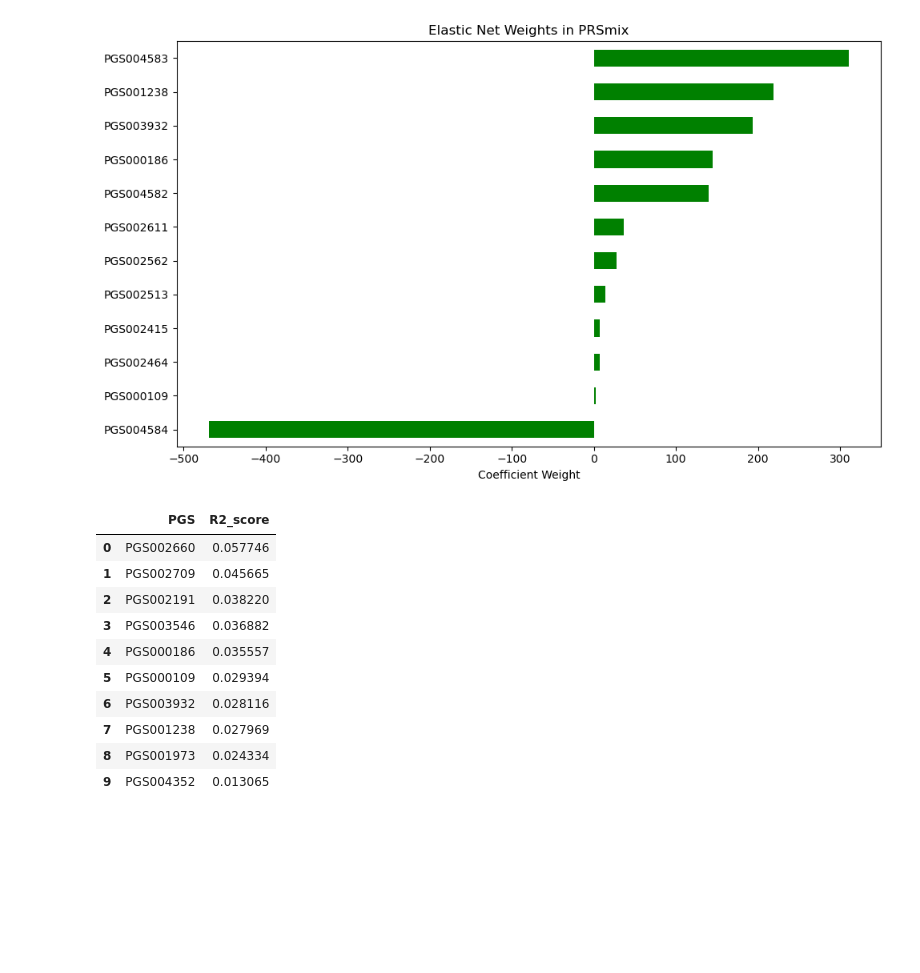
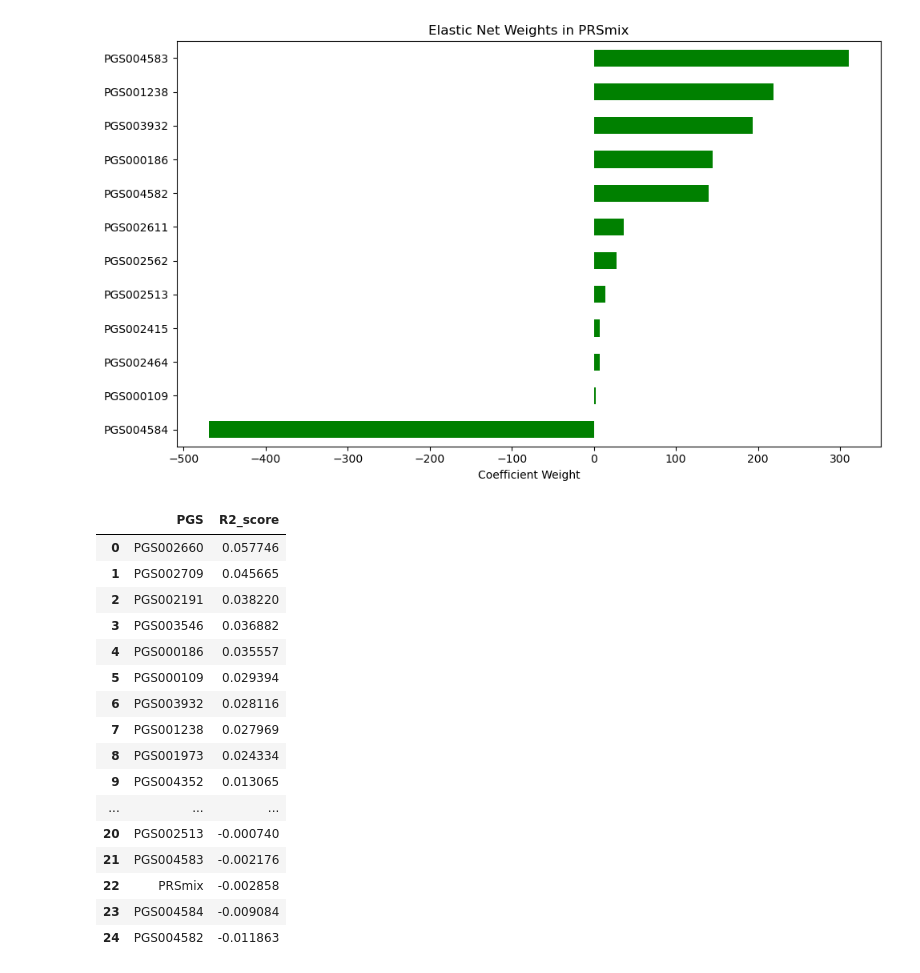
Before and after one commit to Cicada-Cyber/PRS_Avengers, a Jupyter notebook: Group5_Analysis_Notebook.ipynb, the cells around one changed output. Drawn from its saved outputs; the diff is of its cells as text; code cells hidden in the pictures; blank space fills up the shorter version.

```diff
--- a/Group5_Analysis_Notebook.ipynb
+++ b/Group5_Analysis_Notebook.ipynb
@@ -270,6 +318,9 @@ for col in pgs_cols:
     r2 = r2_score(y_test, pred)
     single_r2s[col] = r2
 
+# Add PRSmix
+single_r2s['PRSmix'] = prsmix_r2
+
 # Visualize R2 scores
 sorted_r2s = dict(sorted(single_r2s.items(), key=lambda x: x[1], reverse=True))
 # %%
@@ -335,26 +416,32 @@ plt.show()
 # %% [output]
 [figure]
 # %%
-# Final output: Summary Table
+# : Summary Table
 summary_df = pd.DataFrame({
     'PGS': list(single_r2s.keys()),
     'R2_score': list(single_r2s.values())
 })
 
-summary_df.loc[len(summary_df.index)] = ['PRSmix', prsmix_r2]
+#summary_df.loc[len(summary_df.index)] = ['PRSmix', prsmix_r2]
 summary_df = summary_df.sort_values(by='R2_score', ascending=False).reset_index(drop=True)
 summary_df.head(10)
 
-#summary_df
+summary_df
 # %% [output]
 |  | PGS | R2_score |
 | 0 | PGS002660 | 0.057746 |
 | 1 | PGS002709 | 0.045665 |
 | 2 | PGS002191 | 0.038220 |
 | 3 | PGS003546 | 0.036882 |
 | 4 | PGS000186 | 0.035557 |
 | 5 | PGS000109 | 0.029394 |
 | 6 | PGS003932 | 0.028116 |
 | 7 | PGS001238 | 0.027969 |
 | 8 | PGS001973 | 0.024334 |
 | 9 | PGS004352 | 0.013065 |
+| ... | ... | ... |
+| 20 | PGS002513 | -0.000740 |
+| 21 | PGS004583 | -0.002176 |
+| 22 | PRSmix | -0.002858 |
+| 23 | PGS004584 | -0.009084 |
+| 24 | PGS004582 | -0.011863 |
```
Also changed, not shown: parts of 17 cells of this notebook.
